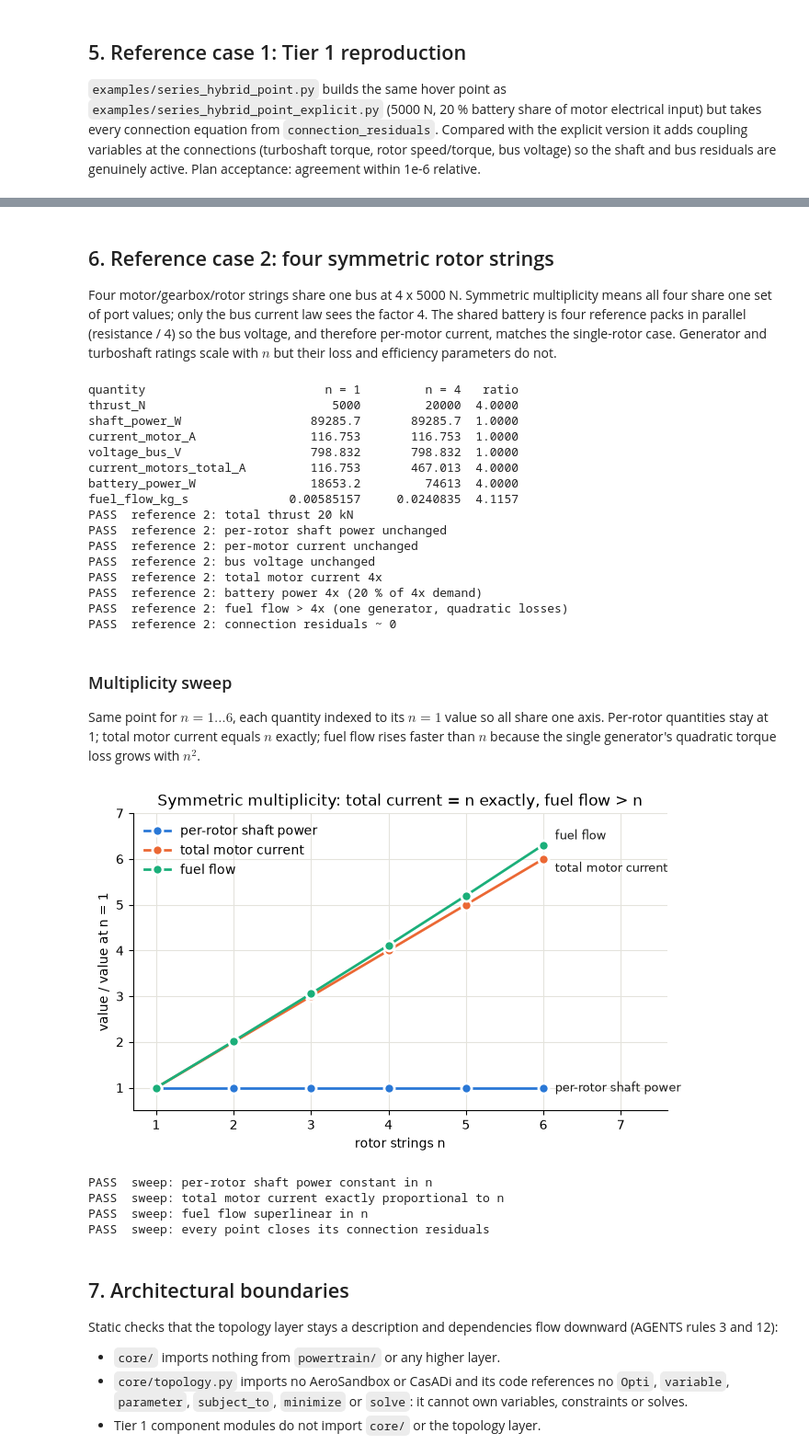
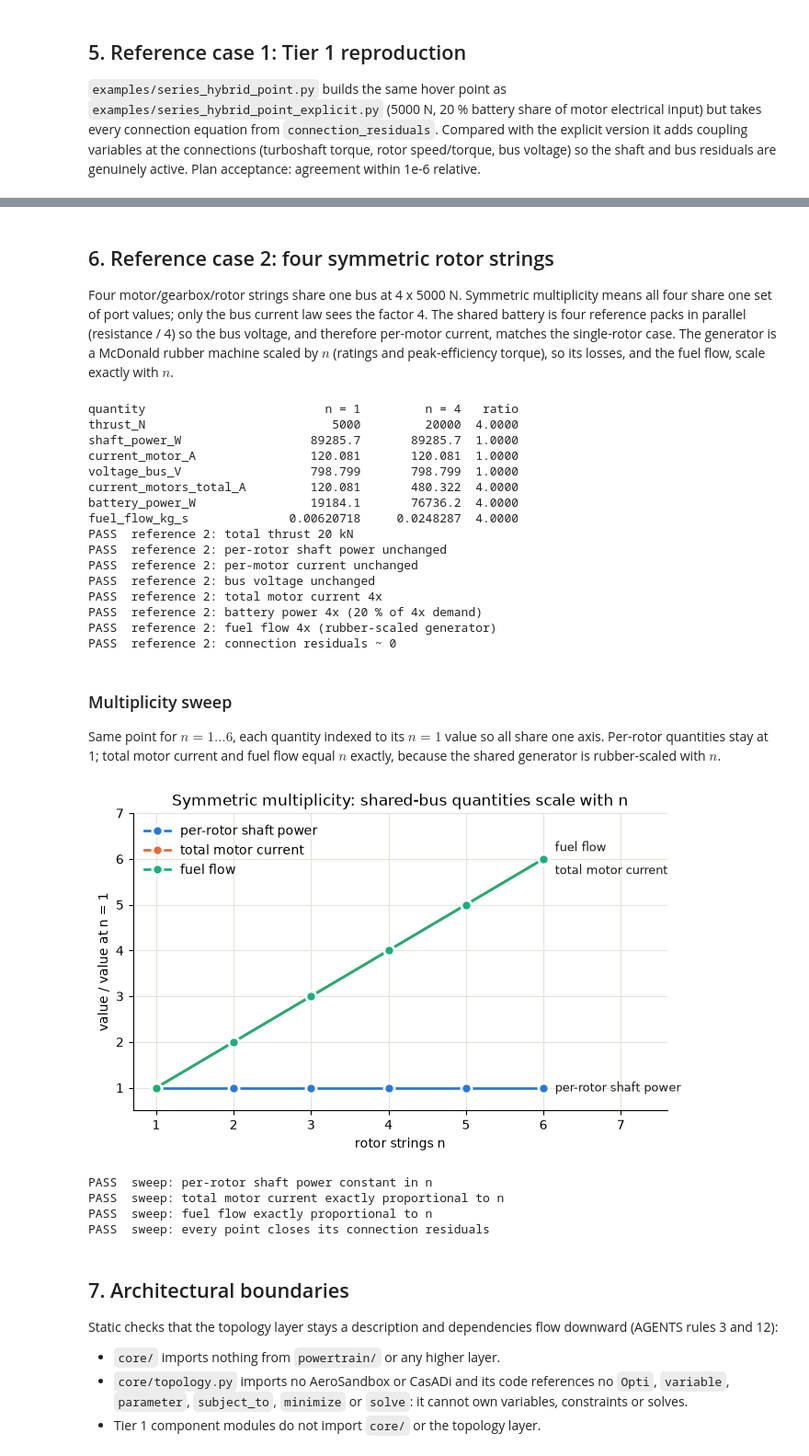
Before and after one commit to rootAmos/size_halo, a Jupyter notebook: notebooks/tier2_powertrain_topology/topology_verification.ipynb, the cells around one changed output, grey strips where cells are left out. Shown at 92% size. Saved outputs shown, nothing was run; the diff lists cells and outputs as text; code cells hidden in the pictures.

```diff
--- a/notebooks/tier2_powertrain_topology/topology_verification.ipynb
+++ b/notebooks/tier2_powertrain_topology/topology_verification.ipynb
@@ -427,8 +427,9 @@ Four motor/gearbox/rotor strings share one bus at 4 x 5000 N. Symmetric
 multiplicity means all four share one set of port values; only the bus current
 law sees the factor 4. The shared battery is four reference packs in parallel
 (resistance / 4) so the bus voltage, and therefore per-motor current, matches the
-single-rotor case. Generator and turboshaft ratings scale with $n$ but their loss
-and efficiency parameters do not.
+single-rotor case. The generator is a McDonald rubber machine scaled by $n$
+(ratings and peak-efficiency torque), so its losses, and the fuel flow, scale
+exactly with $n$.
 # %%
 quad = solve_topology_point(count_rotors=4)
 print(f"{'quantity':<24}{'n = 1':>14}{'n = 4':>14}{'ratio':>8}")
@@ -442,61 +443,60 @@ check("reference 2: per-motor current unchanged", close(quad.current_motor_A, si
 check("reference 2: bus voltage unchanged", close(quad.voltage_bus_V, single.voltage_bus_V, rel=1e-6))
 check("reference 2: total motor current 4x", close(quad.current_motors_total_A, 4 * single.current_motors_total_A, rel=1e-6))
 check("reference 2: battery power 4x (20 % of 4x demand)", close(quad.battery_power_W, 4 * single.battery_power_W, rel=1e-6))
-check("reference 2: fuel flow > 4x (one generator, quadratic losses)", quad.fuel_flow_kg_s > 4 * single.fuel_flow_kg_s)
+check("reference 2: fuel flow 4x (rubber-scaled generator)", close(quad.fuel_flow_kg_s, 4 * single.fuel_flow_kg_s, rel=1e-6))
 check("reference 2: connection residuals ~ 0", quad.max_abs_connection_residual < 1e-6)
 # %% [output]
 quantity                         n = 1         n = 4   ratio
 thrust_N                          5000         20000  4.0000
 shaft_power_W                  89285.7       89285.7  1.0000
-current_motor_A                116.753       116.753  1.0000
-voltage_bus_V                  798.832       798.832  1.0000
-current_motors_total_A         116.753       467.013  4.0000
-battery_power_W                18653.2         74613  4.0000
-fuel_flow_kg_s              0.00585157     0.0240835  4.1157
+current_motor_A                120.081       120.081  1.0000
+voltage_bus_V                  798.799       798.799  1.0000
+current_motors_total_A         120.081       480.322  4.0000
+battery_power_W                19184.1       76736.2  4.0000
+fuel_flow_kg_s              0.00620718     0.0248287  4.0000
 PASS  reference 2: total thrust 20 kN
 PASS  reference 2: per-rotor shaft power unchanged
 PASS  reference 2: per-motor current unchanged
 PASS  reference 2: bus voltage unchanged
 PASS  reference 2: total motor current 4x
 PASS  reference 2: battery power 4x (20 % of 4x demand)
-PASS  reference 2: fuel flow > 4x (one generator, quadratic losses)
+PASS  reference 2: fuel flow 4x (rubber-scaled generator)
 PASS  reference 2: connection residuals ~ 0
 # %% [markdown]
 ### Multiplicity sweep
 
 Same point for $n = 1 \dots 6$, each quantity indexed to its $n = 1$ value so all
-share one axis. Per-rotor quantities stay at 1; total motor current equals $n$
-exactly; fuel flow rises faster than $n$ because the single generator's
-quadratic torque loss grows with $n^2$.
+share one axis. Per-rotor quantities stay at 1; total motor current and fuel flow
+equal $n$ exactly, because the shared generator is rubber-scaled with $n$.
 # %%
 counts = list(range(1, 7))
 sweep = [solve_topology_point(count_rotors=n) for n in counts]
 series = {
     "per-rotor shaft power": [s.shaft_power_W / sweep[0].shaft_power_W for s in sweep],
     "total motor current": [s.current_motors_total_A / sweep[0].current_motors_total_A for s in sweep],
     "fuel flow": [s.fuel_flow_kg_s / sweep[0].fuel_flow_kg_s for s in sweep],
 }
 colors = ["#2a78d6", "#eb6834", "#1baf7a"]
 fig, ax = plt.subplots(figsize=(7.5, 4.2))
 for (label, values), color in zip(series.items(), colors):
     ax.plot(counts, values, color=color, lw=2, marker="o", ms=8, mec="white", mew=2, label=label, zorder=3)
-    ax.text(6.15, values[-1] + (0.2 if label == "fuel flow" else -0.2 if label == "total motor current" else 0),
+    ax.text(6.15, values[-1] + (0.25 if label == "fuel flow" else -0.25 if label == "total motor current" else 0),
             label, color="#1a1a19", va="center", fontsize=9)
 ax.set(xlabel="rotor strings n", ylabel="value / value at n = 1", xlim=(0.7, 7.6), ylim=(0.5, 7),
-       title="Symmetric multiplicity: total current = n exactly, fuel flow > n")
+       title="Symmetric multiplicity: shared-bus quantities scale with n")
 ax.legend(frameon=False, loc="upper left")
 plt.show()
 
 check("sweep: per-rotor shaft power constant in n", all(close(v, 1, rel=1e-6) for v in series["per-rotor shaft power"]))
 check("sweep: total motor current exactly proportional to n",
       all(close(v, n, rel=1e-6) for v, n in zip(series["total motor current"], counts)))
-check("sweep: fuel flow superlinear in n", all(v > n for v, n in zip(series["fuel flow"][1:], counts[1:])))
+check("sweep: fuel flow exactly proportional to n", all(close(v, n, rel=1e-6) for v, n in zip(series["fuel flow"], counts)))
 check("sweep: every point closes its connection residuals", all(s.max_abs_connection_residual < 1e-6 for s in sweep))
 # %% [output]
-[figure, old version]
+[figure, new version]
 PASS  sweep: per-rotor shaft power constant in n
 PASS  sweep: total motor current exactly proportional to n
-PASS  sweep: fuel flow superlinear in n
+PASS  sweep: fuel flow exactly proportional to n
 PASS  sweep: every point closes its connection residuals
 # %% [markdown]
 ## 7. Architectural boundaries
```
Also changed, not shown: parts of 2 cells of this notebook, 10 other files.
